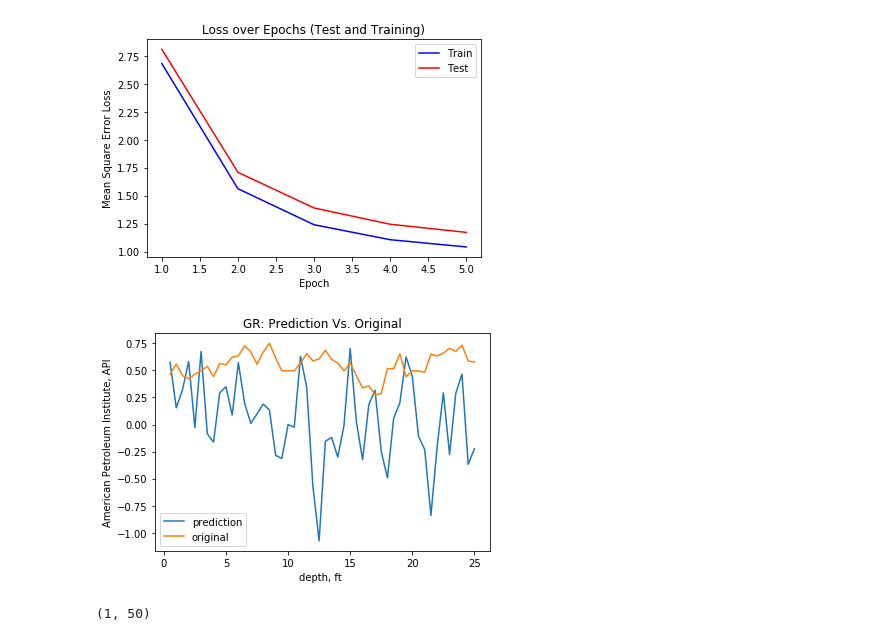
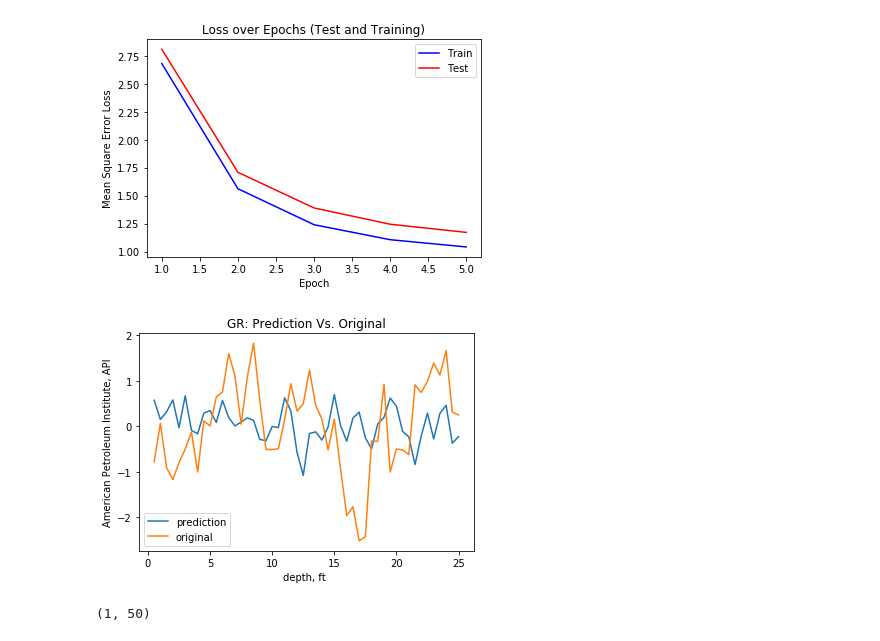
Before and after one commit to mehrdadyo/DrillingNN, a Jupyter notebook: Drilling Inception - Complex Model.ipynb, the cells around one changed output. Drawn from its saved outputs; the diff is of its cells as text; code cells hidden in the pictures.

```diff
--- a/Drilling Inception - Complex Model.ipynb
+++ b/Drilling Inception - Complex Model.ipynb
@@ -210,18 +210,19 @@ plt.show()
 # %%
 #plotting prediction vs. label Gamma Ray
 depthUnit = 0.5    #each data point is half a foot
 depthPoint = np.array(list(range(1, 51)))*depthUnit
 yhat = np.transpose(sess.run(out_y, feed_dict={X: test_x[1:2,:], pr: 1.0}))
 y = np.transpose(train_y[0:1,:])
+y = (y-np.mean(y))/np.std(y)
 plt.plot(depthPoint, yhat)
 plt.plot(depthPoint, y)
 plt.title('GR: Prediction Vs. Original')
 plt.xlabel('depth, ft ')
 plt.ylabel('American Petroleum Institute, API')
 plt.legend(('prediction', 'original'))
 plt.show()
 # %% [output]
-[figure, old version]
+[figure, new version]
 # %%
 yhat.shape
 # %% [output]
```
